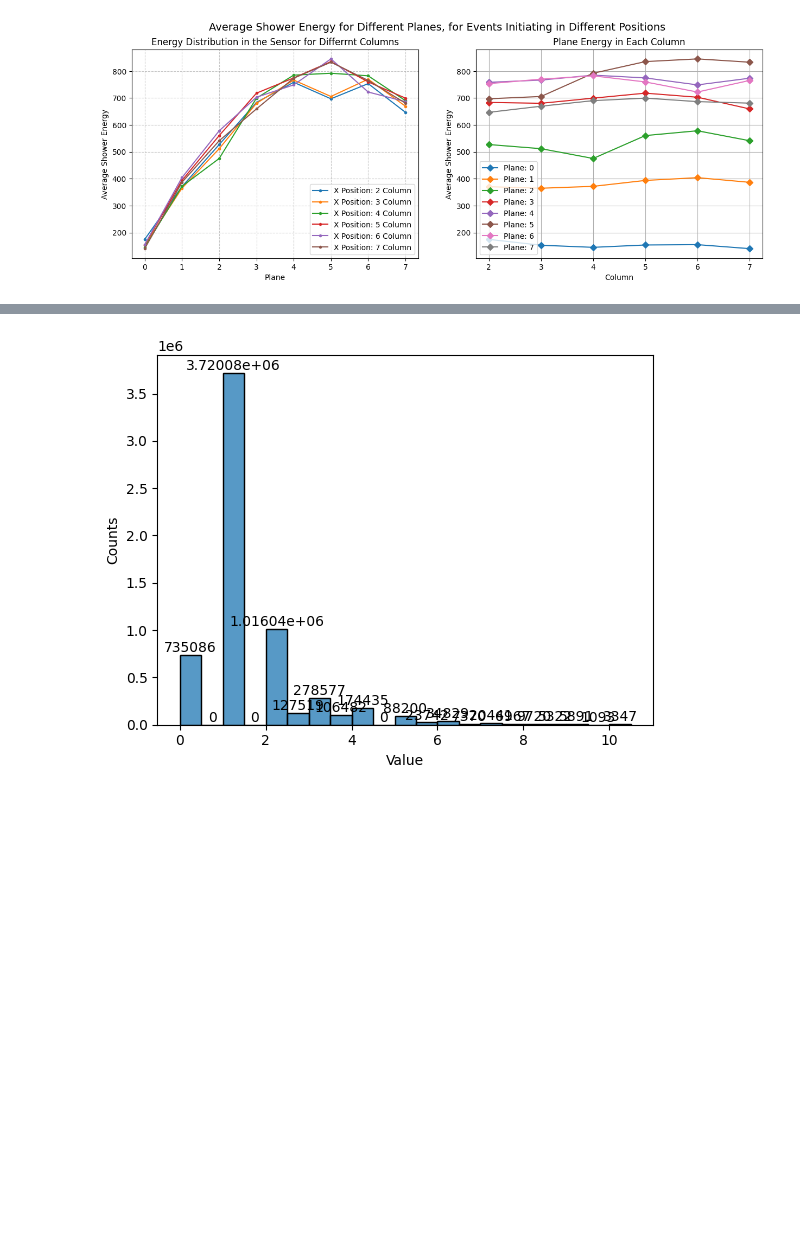
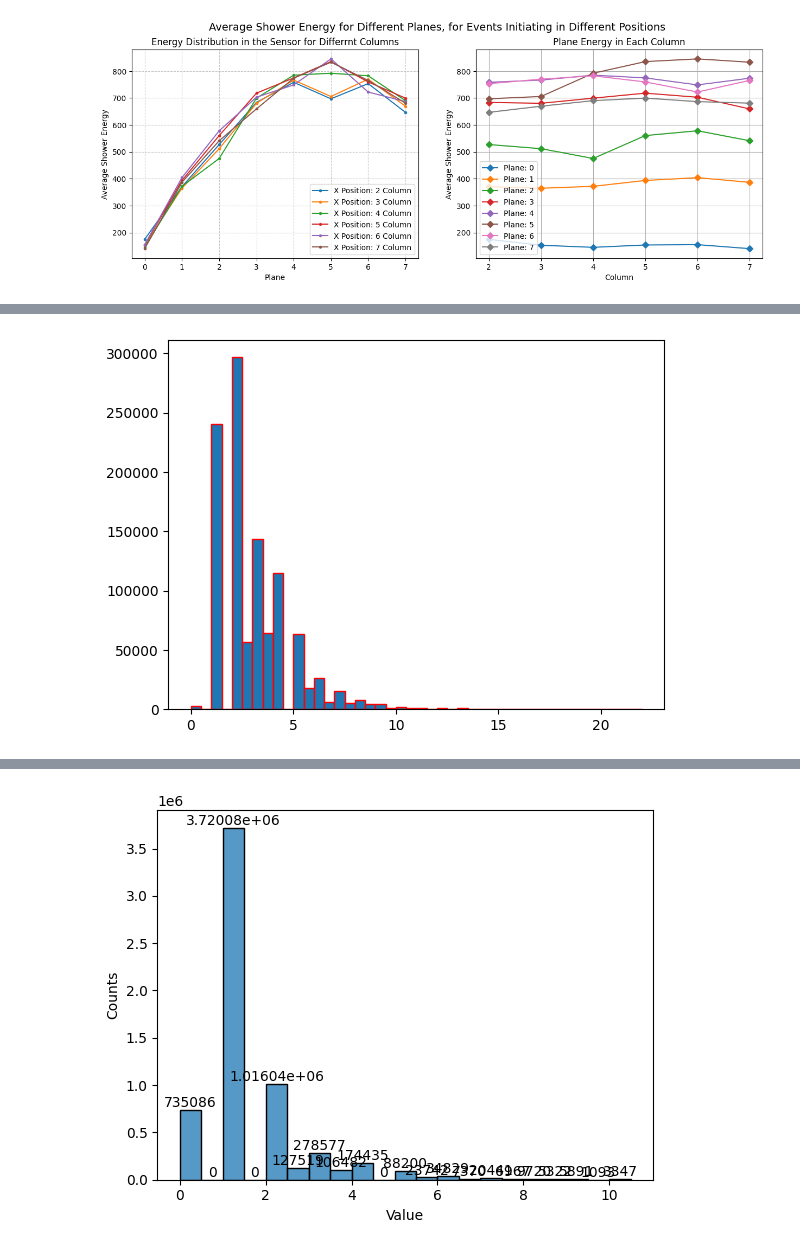
Before and after one commit to Ben-David-Ben/F-Cal-TB-Project, a Jupyter notebook: TB2025_Gap.ipynb, the cells around one changed output, grey strips where cells are left out. Drawn from its saved outputs; the diff is of its cells as text; code cells hidden in the pictures; blank space fills up the shorter version.

```diff
--- a/TB2025_Gap.ipynb
+++ b/TB2025_Gap.ipynb
@@ -150,4 +246,4 @@ a = rf.Radii_from_Initial_position(hit_data_1101)
 # %%
-p = 7 - 5
-plane = a[a.plane == p]
+p = 5
+plane = a[a.plane == 7 - p]
 # %%
@@ -167,0 +276,5 @@ plt.show()
+# %%
+plt.hist(Max_Dist, bins = bins, edgecolor = "red")
+plt.show()
+# %% [output]
+[figure, added]
```
Also changed, not shown: parts of 13 cells of this notebook, 4 other files.
